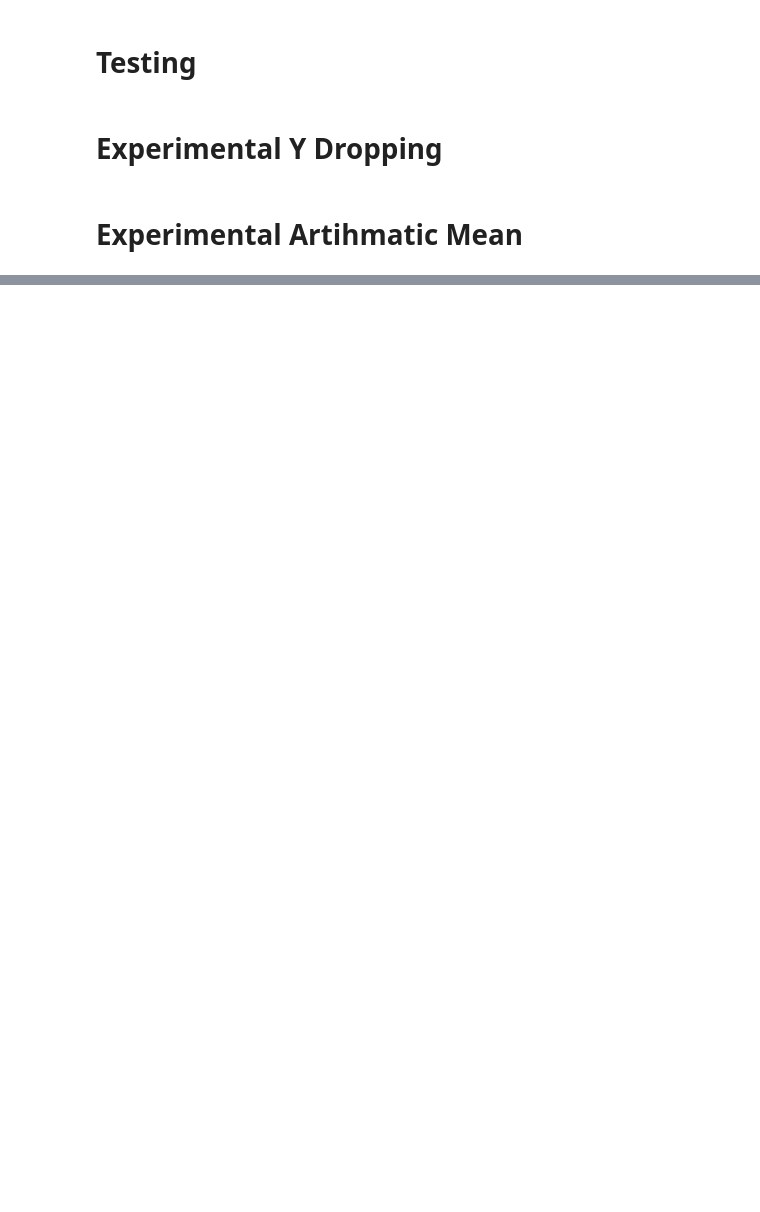
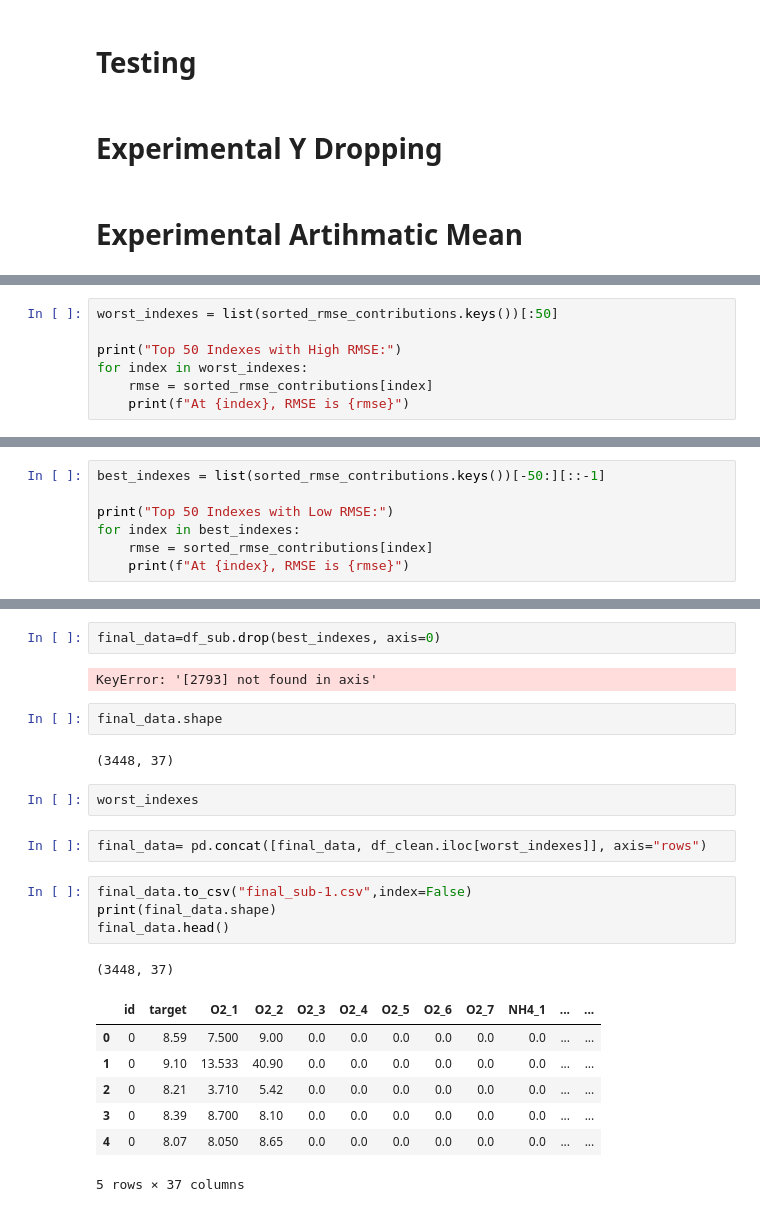
Before and after one commit to ameram/dissolved_o2_augmentation, a Jupyter notebook: playground_v8_final.ipynb, the cells around one changed output, grey strips where cells are left out. Cells and saved outputs as stored; diff of their text form; blank space fills up the shorter version.

```diff
--- a/playground_v8_final.ipynb
+++ b/playground_v8_final.ipynb
@@ -310,0 +446,7 @@ df_sub.to_csv('subv8_3.csv', index=False)
+# %%
+worst_indexes = list(sorted_rmse_contributions.keys())[:50]
+
+print("Top 50 Indexes with High RMSE:")
+for index in worst_indexes:
+    rmse = sorted_rmse_contributions[index]
+    print(f"At {index}, RMSE is {rmse}")
@@ -310,0 +471,7 @@ df_sub.to_csv('subv8_3.csv', index=False)
+# %%
+best_indexes = list(sorted_rmse_contributions.keys())[-50:][::-1]
+
+print("Top 50 Indexes with Low RMSE:")
+for index in best_indexes:
+    rmse = sorted_rmse_contributions[index]
+    print(f"At {index}, RMSE is {rmse}")
@@ -310,0 +496,25 @@ df_sub.to_csv('subv8_3.csv', index=False)
+# %%
+final_data=df_sub.drop(best_indexes, axis=0)
+# %% [output]
+KeyError: '[2793] not found in axis'
+# %%
+final_data.shape
+# %% [output]
+(3448, 37)
+# %%
+worst_indexes
+# %%
+final_data= pd.concat([final_data, df_clean.iloc[worst_indexes]], axis="rows")
+# %%
+final_data.to_csv("final_sub-1.csv",index=False)
+print(final_data.shape)
+final_data.head()
+# %% [output]
+(3448, 37)
+|  | id | target | O2_1 | O2_2 | O2_3 | O2_4 | O2_5 | O2_6 | O2_7 | NH4_1 | ... | ... |
+| 0 | 0 | 8.59 | 7.500 | 9.00 | 0.0 | 0.0 | 0.0 | 0.0 | 0.0 | 0.0 | ... | ... |
+| 1 | 0 | 9.10 | 13.533 | 40.90 | 0.0 | 0.0 | 0.0 | 0.0 | 0.0 | 0.0 | ... | ... |
+| 2 | 0 | 8.21 | 3.710 | 5.42 | 0.0 | 0.0 | 0.0 | 0.0 | 0.0 | 0.0 | ... | ... |
+| 3 | 0 | 8.39 | 8.700 | 8.10 | 0.0 | 0.0 | 0.0 | 0.0 | 0.0 | 0.0 | ... | ... |
+| 4 | 0 | 8.07 | 8.050 | 8.65 | 0.0 | 0.0 | 0.0 | 0.0 | 0.0 | 0.0 | ... | ... |
+5 rows × 37 columns
```
Also changed, not shown: parts of 35 cells of this notebook.
